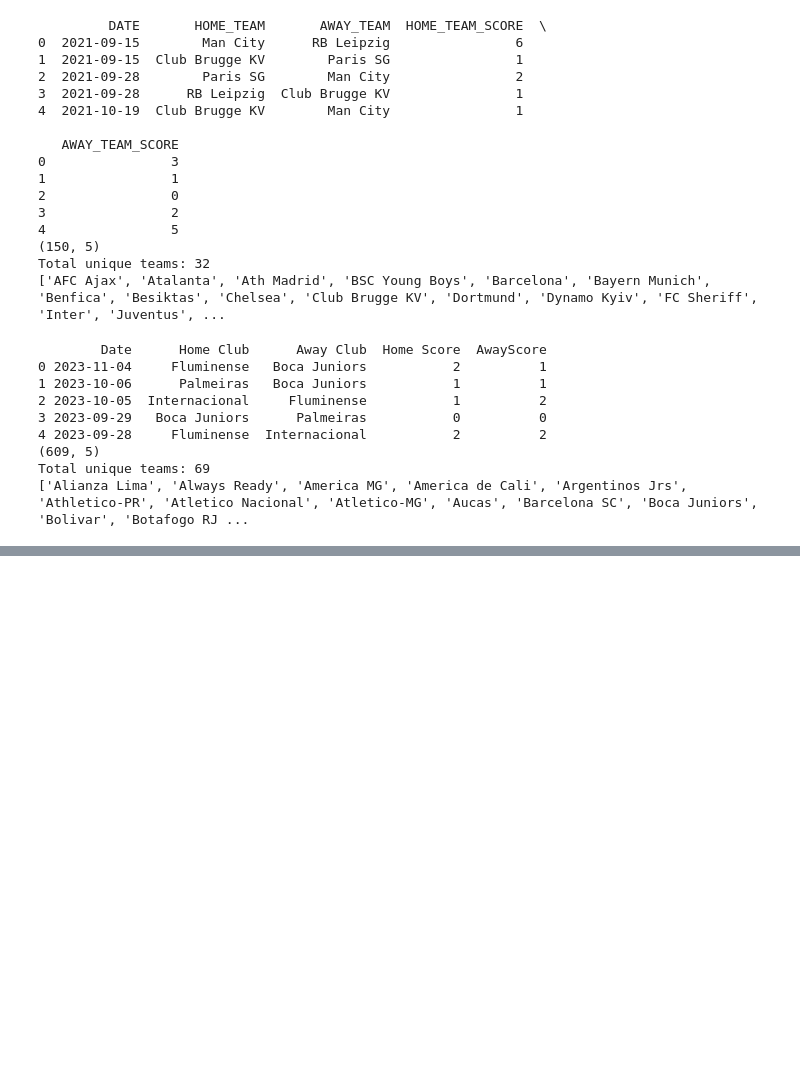
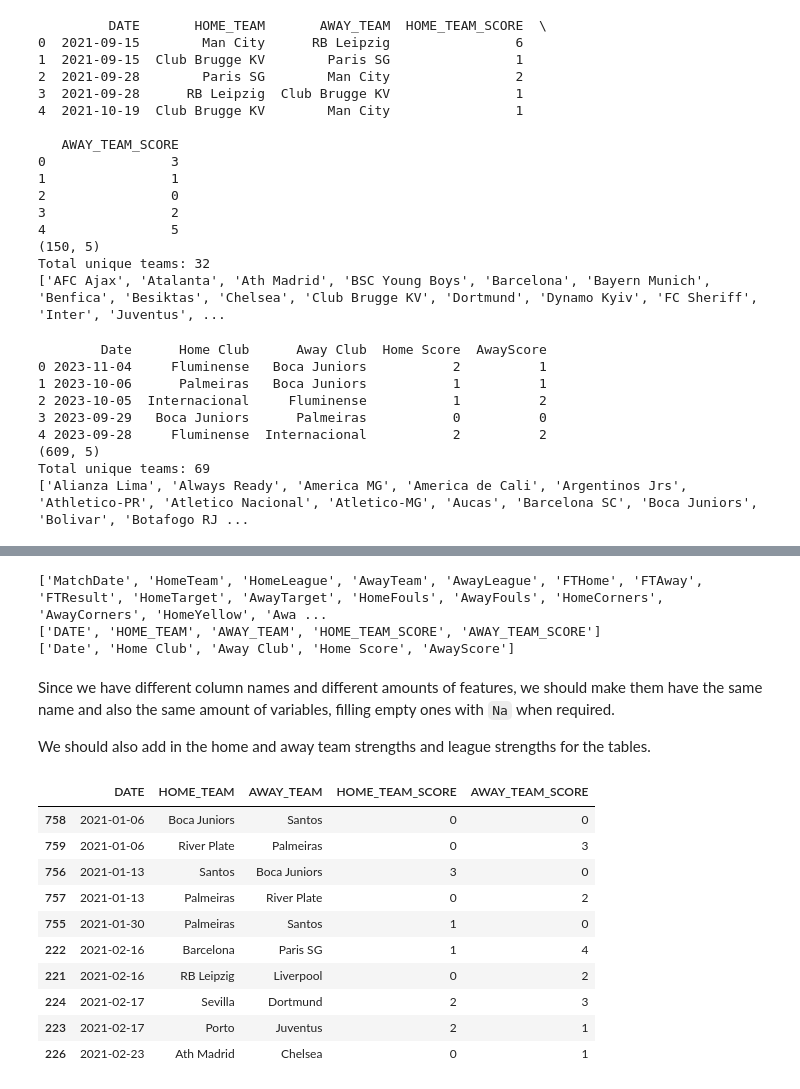
Before and after one commit to kushlalwani/CWCPredictions, a Jupyter notebook: notebooks/Exploratory_Data_Analysis.ipynb, the cells around one changed output, grey strips where cells are left out. Cells and saved outputs as stored; diff of their text form; code cells hidden in the pictures; blank space fills up the shorter version.

Commit message:
finish continental match standardizing

```diff
--- a/notebooks/Exploratory_Data_Analysis.ipynb
+++ b/notebooks/Exploratory_Data_Analysis.ipynb
@@ -297,0 +305,35 @@ Total unique teams: 69
+# %%
+print(league_matches.columns.tolist())
+print(uefa_ucl_matches.columns.tolist())
+print(comnebol_matches.columns.tolist())
+# %% [output]
+['MatchDate', 'HomeTeam', 'HomeLeague', 'AwayTeam', 'AwayLeague', 'FTHome', 'FTAway', 'FTResult', 'HomeTarget', 'AwayTarget', 'HomeFouls', 'AwayFouls', 'HomeCorners', 'AwayCorners', 'HomeYellow', 'Awa ...
+['DATE', 'HOME_TEAM', 'AWAY_TEAM', 'HOME_TEAM_SCORE', 'AWAY_TEAM_SCORE']
+['Date', 'Home Club', 'Away Club', 'Home Score', 'AwayScore']
+# %% [markdown]
+Since we have different column names and different amounts of features, we should make them have the same name and also the same amount of variables, filling empty ones with `Na` when required.
+
+We should also add in the home and away team strengths and league strengths for the tables.
+# %%
+
+# rename columns in the copa libertadores table
+comnebol_matches.rename(columns={'Date':"DATE",'Home Club':"HOME_TEAM",'Away Club':"AWAY_TEAM",'Home Score':"HOME_TEAM_SCORE",'AwayScore':"AWAY_TEAM_SCORE"},inplace=True)
+
+continental_matches = pd.concat([uefa_ucl_matches,comnebol_matches],axis=0)
+continental_matches["DATE"] = pd.to_datetime(continental_matches["DATE"])
+continental_matches=continental_matches.sort_values(by='DATE')
+
+continental_matches.shape
+continental_matches.head(10)
+# %% [output]
+|  | DATE | HOME_TEAM | AWAY_TEAM | HOME_TEAM_SCORE | AWAY_TEAM_SCORE |
+| 758 | 2021-01-06 | Boca Juniors | Santos | 0 | 0 |
+| 759 | 2021-01-06 | River Plate | Palmeiras | 0 | 3 |
+| 756 | 2021-01-13 | Santos | Boca Juniors | 3 | 0 |
+| 757 | 2021-01-13 | Palmeiras | River Plate | 0 | 2 |
+| 755 | 2021-01-30 | Palmeiras | Santos | 1 | 0 |
+| 222 | 2021-02-16 | Barcelona | Paris SG | 1 | 4 |
+| 221 | 2021-02-16 | RB Leipzig | Liverpool | 0 | 2 |
+| 224 | 2021-02-17 | Sevilla | Dortmund | 2 | 3 |
+| 223 | 2021-02-17 | Porto | Juventus | 2 | 1 |
+| 226 | 2021-02-23 | Ath Madrid | Chelsea | 0 | 1 |
```
Also changed, not shown: parts of 8 cells of this notebook.
